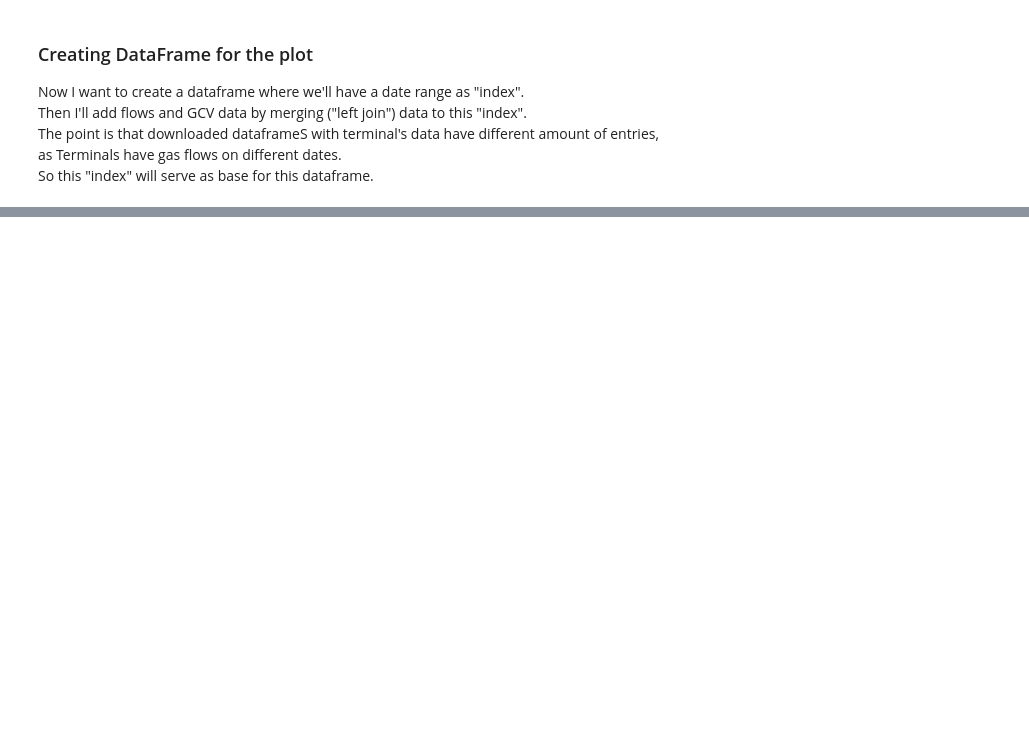
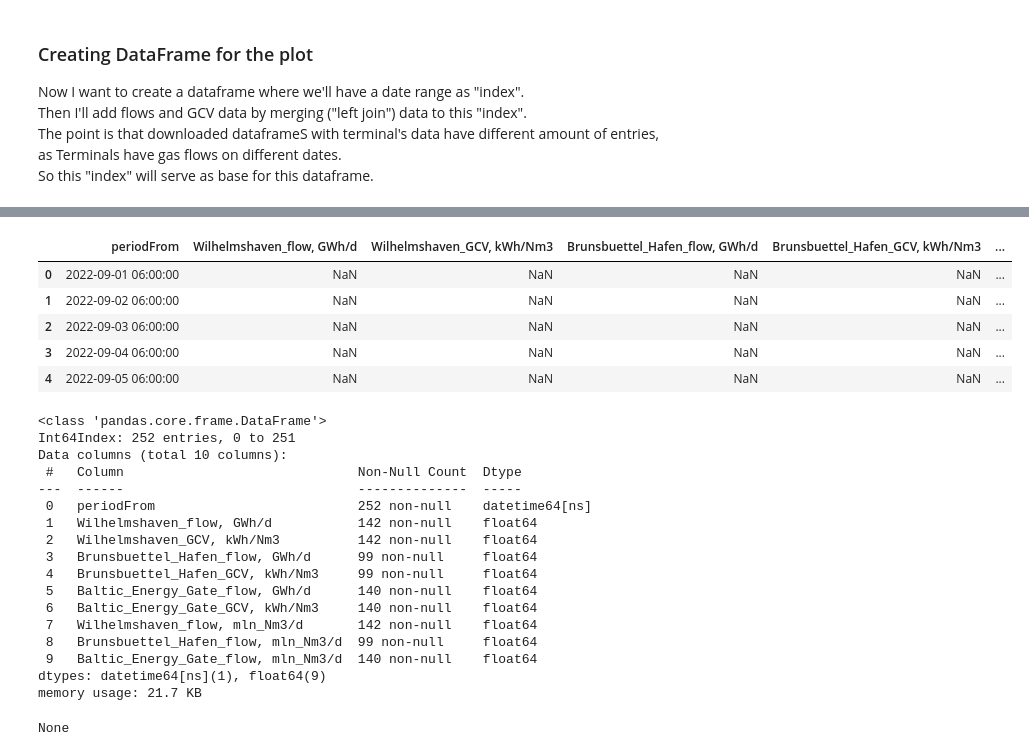
Before and after one commit to maratyakovlev/gas_flows, a Jupyter notebook: Gas_Flows.ipynb, the cells around one changed output, grey strips where cells are left out. Saved outputs shown, nothing was run; the diff lists cells and outputs as text; code cells hidden in the pictures; blank space fills up the shorter version.

```diff
--- a/Gas_Flows.ipynb
+++ b/Gas_Flows.ipynb
@@ -159,4 +159,29 @@ merged_df.rename(columns={"Brunsbuettel_Hafen_flow, kWh/d": "Brunsbuettel_Hafen_
 # %%
 display(merged_df.head())
 display(merged_df.info())
-display(merged_df[merged_df['date'] == '2023-04-01 06:00:00'])
+display(merged_df[merged_df['periodFrom'] == '2023-04-01 06:00:00'])
+# %% [output]
+|  | periodFrom | Wilhelmshaven_flow, GWh/d | Wilhelmshaven_GCV, kWh/Nm3 | Brunsbuettel_Hafen_flow, GWh/d | Brunsbuettel_Hafen_GCV, kWh/Nm3 | ... |
+| 0 | 2022-09-01 06:00:00 | NaN | NaN | NaN | NaN | ... |
+| 1 | 2022-09-02 06:00:00 | NaN | NaN | NaN | NaN | ... |
+| 2 | 2022-09-03 06:00:00 | NaN | NaN | NaN | NaN | ... |
+| 3 | 2022-09-04 06:00:00 | NaN | NaN | NaN | NaN | ... |
+| 4 | 2022-09-05 06:00:00 | NaN | NaN | NaN | NaN | ... |
+<class 'pandas.core.frame.DataFrame'>
+Int64Index: 252 entries, 0 to 251
+Data columns (total 10 columns):
+ #   Column                              Non-Null Count  Dtype
+---  ------                              --------------  -----
+ 0   periodFrom                          252 non-null    datetime64[ns]
+ 1   Wilhelmshaven_flow, GWh/d           142 non-null    float64
+ 2   Wilhelmshaven_GCV, kWh/Nm3          142 non-null    float64
+ 3   Brunsbuettel_Hafen_flow, GWh/d      99 non-null     float64
+ 4   Brunsbuettel_Hafen_GCV, kWh/Nm3     99 non-null     float64
+ 5   Baltic_Energy_Gate_flow, GWh/d      140 non-null    float64
+ 6   Baltic_Energy_Gate_GCV, kWh/Nm3     140 non-null    float64
+ 7   Wilhelmshaven_flow, mln_Nm3/d       142 non-null    float64
+ 8   Brunsbuettel_Hafen_flow, mln_Nm3/d  99 non-null     float64
+ 9   Baltic_Energy_Gate_flow, mln_Nm3/d  140 non-null    float64
+dtypes: datetime64[ns](1), float64(9)
+memory usage: 21.7 KB
+None
```
Also changed, not shown: parts of 13 cells of this notebook.
